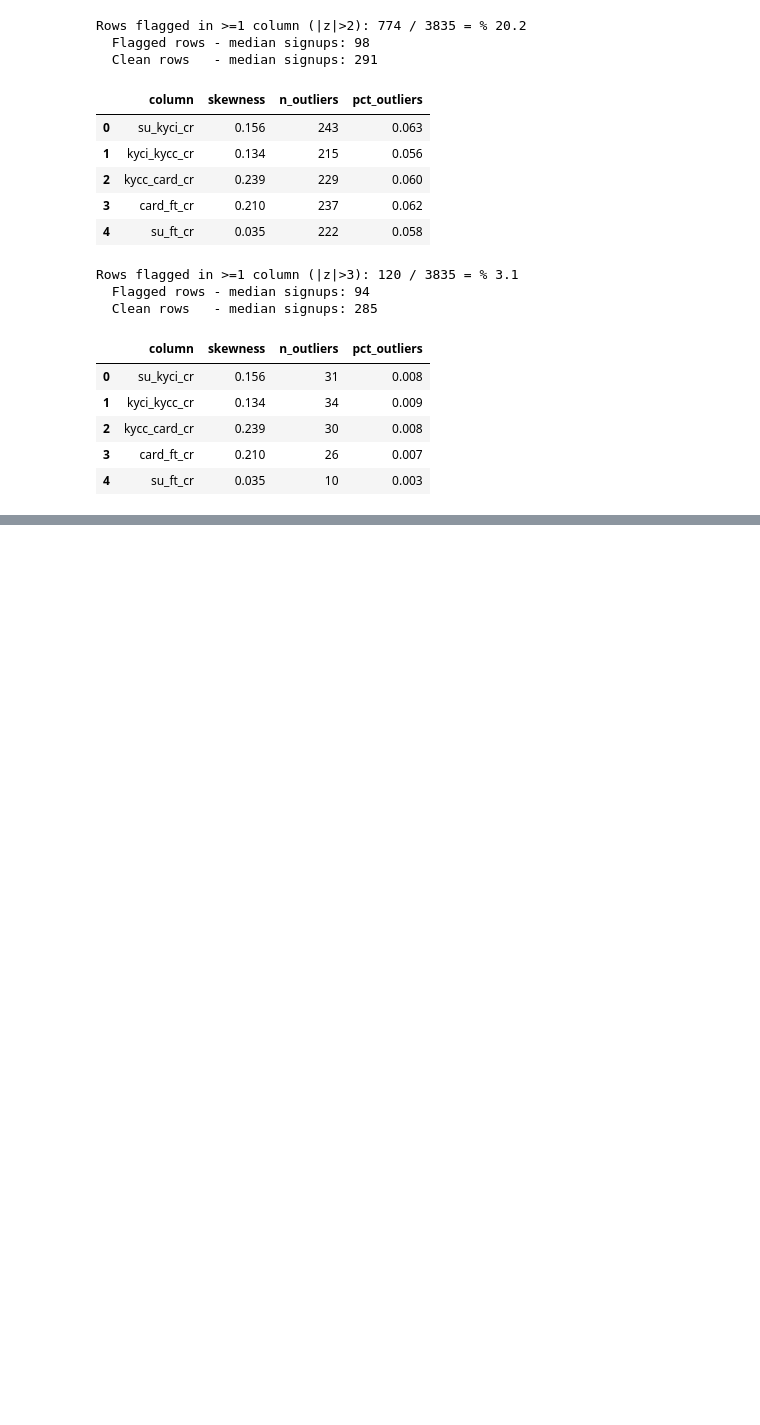
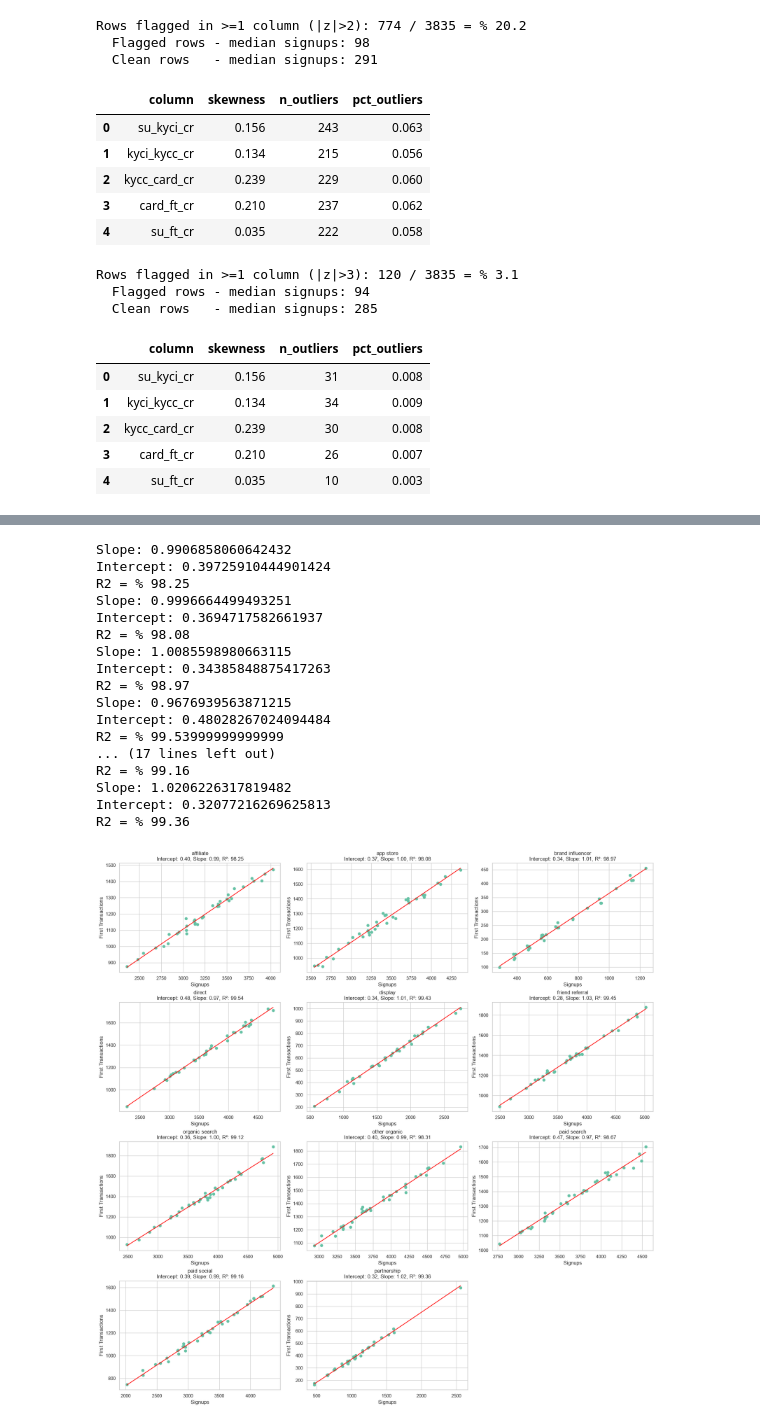
Before and after one commit to korcankomili/n26case, a Jupyter notebook: solutions/task1.ipynb, the cells around one changed output, grey strips where cells are left out. Saved outputs shown, nothing was run; the diff lists cells and outputs as text; code cells hidden in the pictures; blank space fills up the shorter version.

```diff
--- a/solutions/task1.ipynb
+++ b/solutions/task1.ipynb
@@ -429,0 +514,39 @@ plt.show()
+# %%
+grouped_data = df.groupby(['marketing_channel', 'month_year'])[['signups', 'first_transaction']].sum().reset_index()
+
+results = {}
+
+fig, axes = plt.subplots(4, 3, figsize=(18, 18), constrained_layout=True)
+axes = axes.flatten()
+
+for idx, (channel, data) in enumerate(grouped_data.groupby('marketing_channel')):
+    ax = axes[idx]
+    intercept, slope, r2 = power_regression(data, x_axis='signups', y_axis='first_transaction', ax=ax)
+    results[channel] = {'intercept': intercept, 'slope': slope, 'r2': r2}
+    ax.set_title(f"{channel}\nIntercept: {intercept:.2f}, Slope: {slope:.2f}, R²: {r2:.2f}")
+    ax.set_xlabel('Signups')
+    ax.set_ylabel('First Transactions')
+
+for idx in range(len(grouped_data['marketing_channel'].unique()), len(axes)):
+    axes[idx].axis('off')
+
+plt.show()
+# %% [output]
+Slope: 0.9906858060642432
+Intercept: 0.39725910444901424
+R2 = % 98.25
+Slope: 0.9996664499493251
+Intercept: 0.3694717582661937
+R2 = % 98.08
+Slope: 1.0085598980663115
+Intercept: 0.34385848875417263
+R2 = % 98.97
+Slope: 0.9676939563871215
+Intercept: 0.48028267024094484
+R2 = % 99.53999999999999
+... (17 lines left out)
+R2 = % 99.16
+Slope: 1.0206226317819482
+Intercept: 0.32077216269625813
+R2 = % 99.36
+[figure, added]
```
Also changed, not shown: parts of 20 cells of this notebook.
